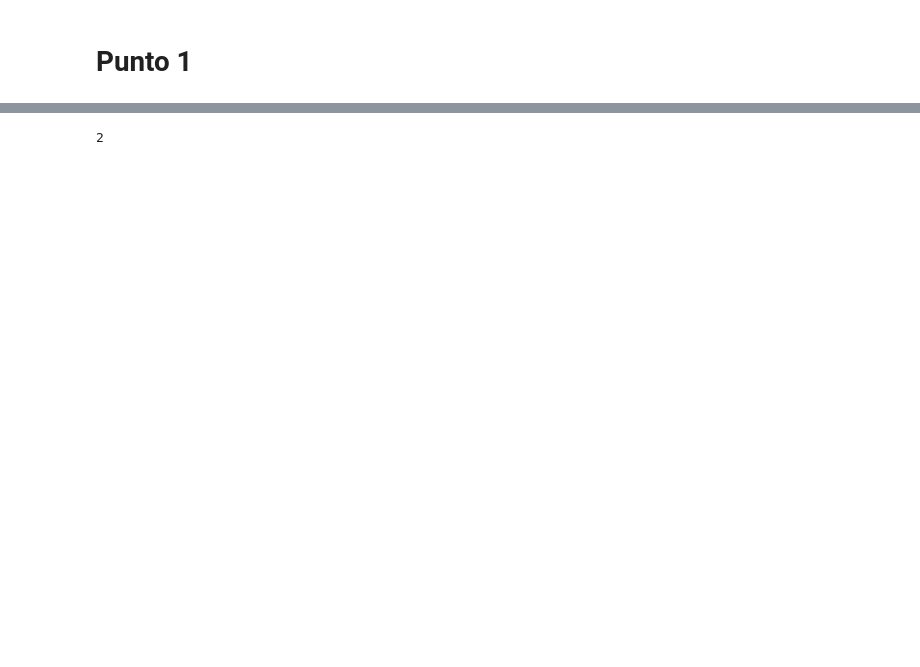
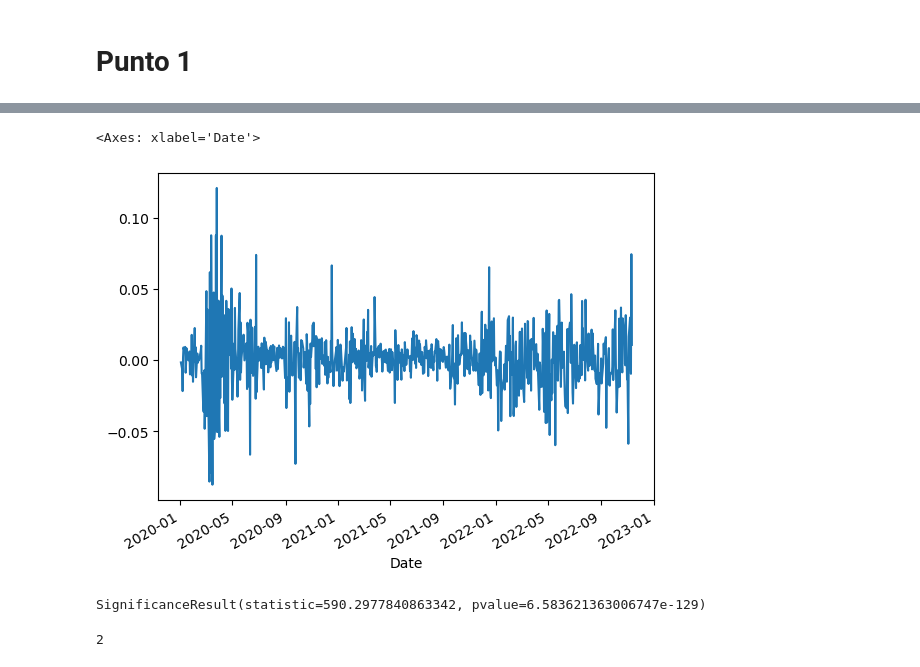
Before and after one commit to msanchezr99/Talleres_estocasticos1, a Jupyter notebook: Procesos_estoc_continuos/Punto1_Unit3.ipynb, the cells around one changed output, grey strips where cells are left out. Saved outputs shown, nothing was run; the diff lists cells and outputs as text; code cells hidden in the pictures; blank space fills up the shorter version.

```diff
--- a/Procesos_estoc_continuos/Punto1_Unit3.ipynb
+++ b/Procesos_estoc_continuos/Punto1_Unit3.ipynb
@@ -65,0 +157,12 @@ plt.yticks(fontsize=15)
+# %%
+data["Gross_ret"]=data["Close"].pct_change()
+data["Log_ret"]=np.log1p(data["Gross_ret"])
+# %%
+data["Log_ret"].plot()
+# %% [output]
+<Axes: xlabel='Date'>
+[figure, added]
+# %%
+jarque_bera(data["Log_ret"][1:])
+# %% [output]
+SignificanceResult(statistic=590.2977840863342, pvalue=6.583621363006747e-129)
```
Also changed, not shown: parts of 7 cells of this notebook, 3 other files.
